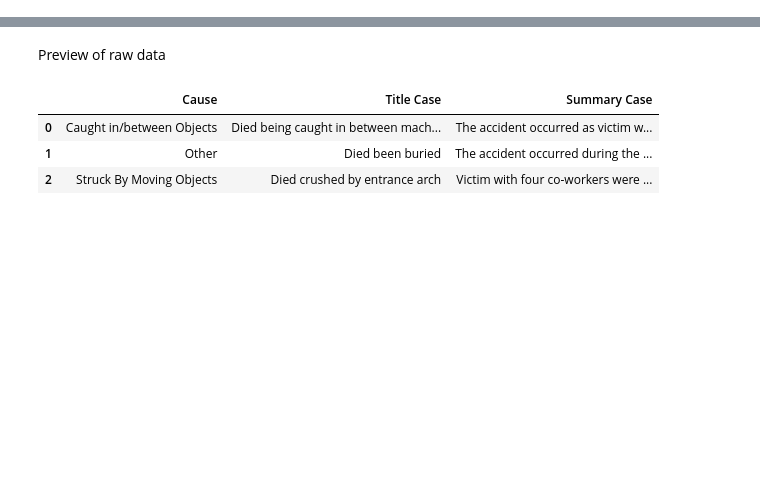
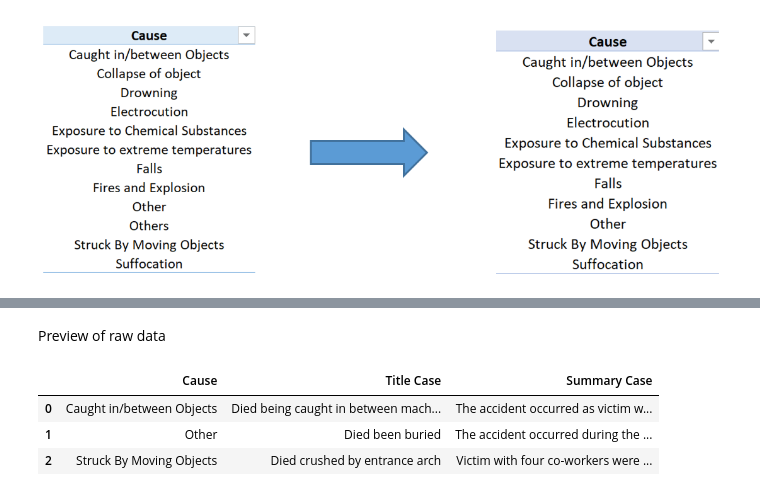
Before and after one commit to mikelkl/learning-artificial-intelligence, a Jupyter notebook: natural-language-processing/text-mining/classification_and_information_extraction_for_construction_accidents.ipynb, the cells around one changed output, grey strips where cells are left out. Cells and saved outputs as stored; diff of their text form; code cells hidden in the pictures; blank space fills up the shorter version.

```diff
--- a/natural-language-processing/text-mining/classification_and_information_extraction_for_construction_accidents.ipynb
+++ b/natural-language-processing/text-mining/classification_and_information_extraction_for_construction_accidents.ipynb
@@ -126,0 +114,4 @@ We are interested in the term frequency, so first we will separate the training
+# %%
+display(Image(filename='img/Combination of Main Causes.png', embed=True))
+# %% [output]
+[figure, added]
```
Also changed, not shown: parts of 15 cells of this notebook.
